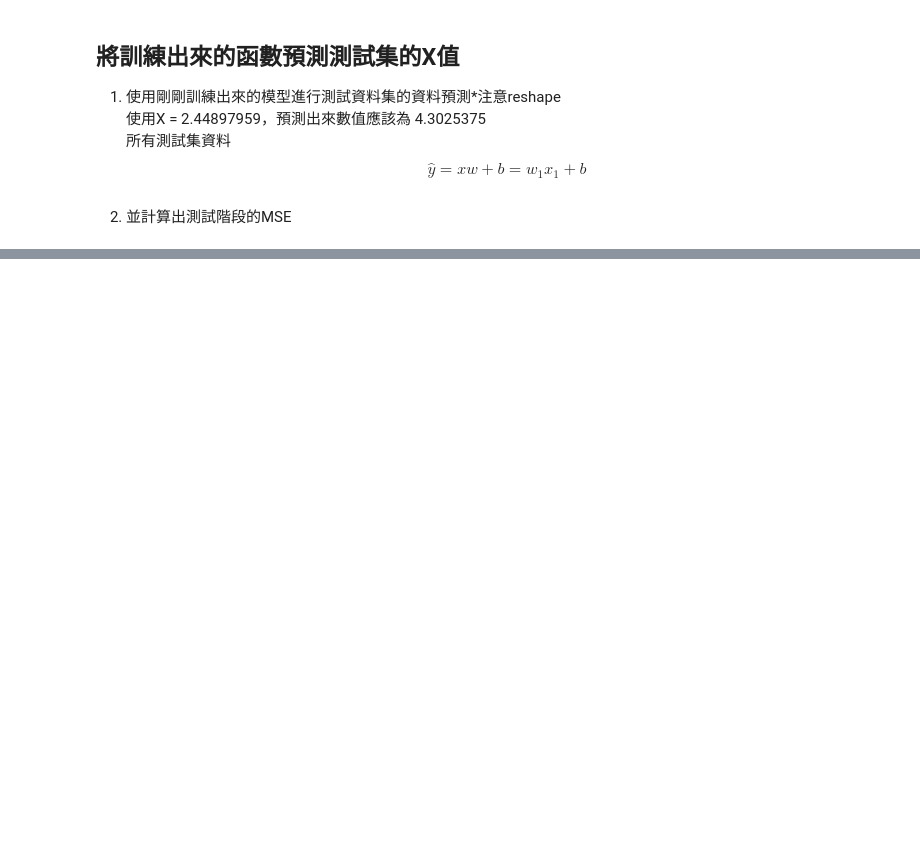
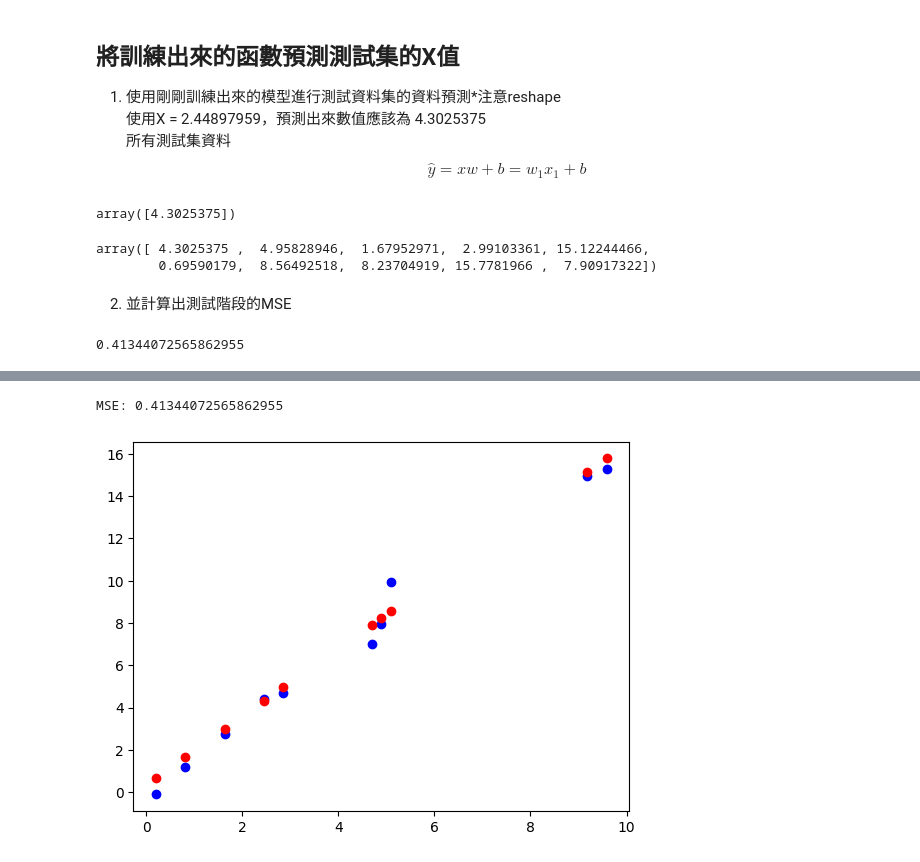
Before and after one commit to NydiaYeh/IMLP433, a Jupyter notebook: Linear Regression_HW.ipynb, the cells around one changed output, grey strips where cells are left out. Drawn from its saved outputs; the diff is of its cells as text; code cells hidden in the pictures; blank space fills up the shorter version.

```diff
--- a/Linear Regression_HW.ipynb
+++ b/Linear Regression_HW.ipynb
@@ -109,8 +122,31 @@ print(x_train)
 使用X = 2.44897959，預測出來數值應該為 4.3025375<br>
 所有測試集資料
 $$\widehat{y}=xw+b=w_{1}x_{1}+b$$
+# %%
+regr.predict([[2.44897959]])
+# %% [output]
+array([4.3025375])
+# %%
+Y = regr.predict(x_test.reshape(-1,1))
+Y
+# %% [output]
+array([ 4.3025375 ,  4.95828946,  1.67952971,  2.99103361, 15.12244466,
+        0.69590179,  8.56492518,  8.23704919, 15.7781966 ,  7.90917322])
 # %% [markdown]
 2. 並計算出測試階段的MSE
+# %%
+mse=np.mean((Y-y_test)**2)
+mse
+# %% [output]
+0.41344072565862955
 # %% [markdown]
 3. 畫出目標點(藍色)與預測點(紅色)的對應圖
 ![](images/LR_test.PNG)
+# %%
+print("MSE:",mse)
+plt.scatter(x_test,y_test,color='blue')
+plt.scatter(x_test,Y,color='red')
+plt.show()
+# %% [output]
+MSE: 0.41344072565862955
+[figure, added]
```
Also changed, not shown: parts of 6 cells of this notebook.
